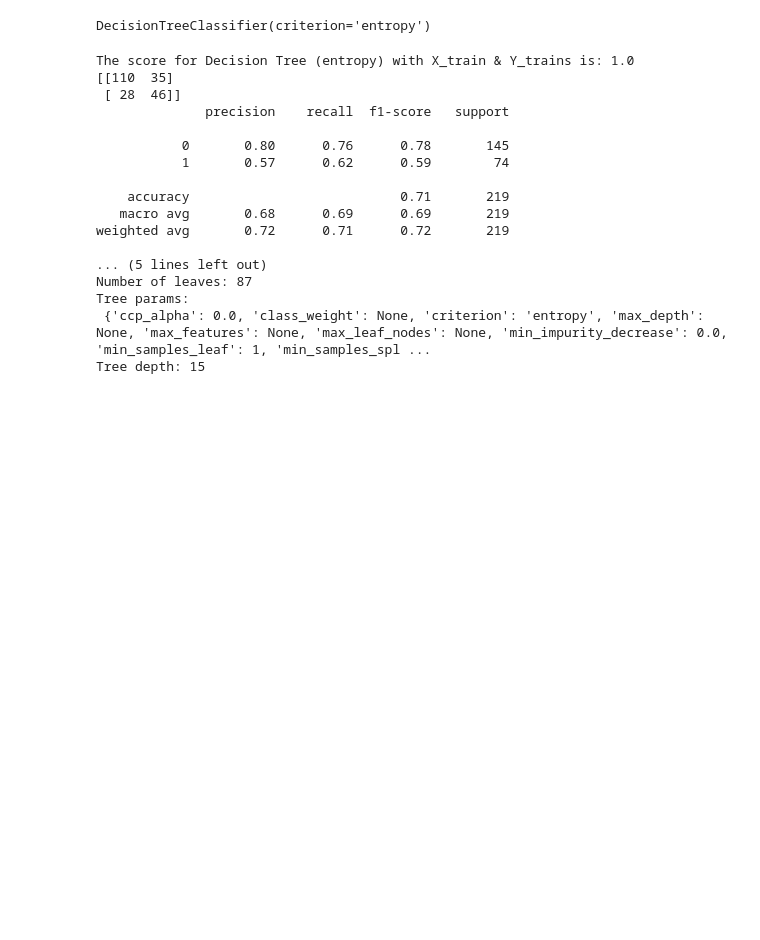
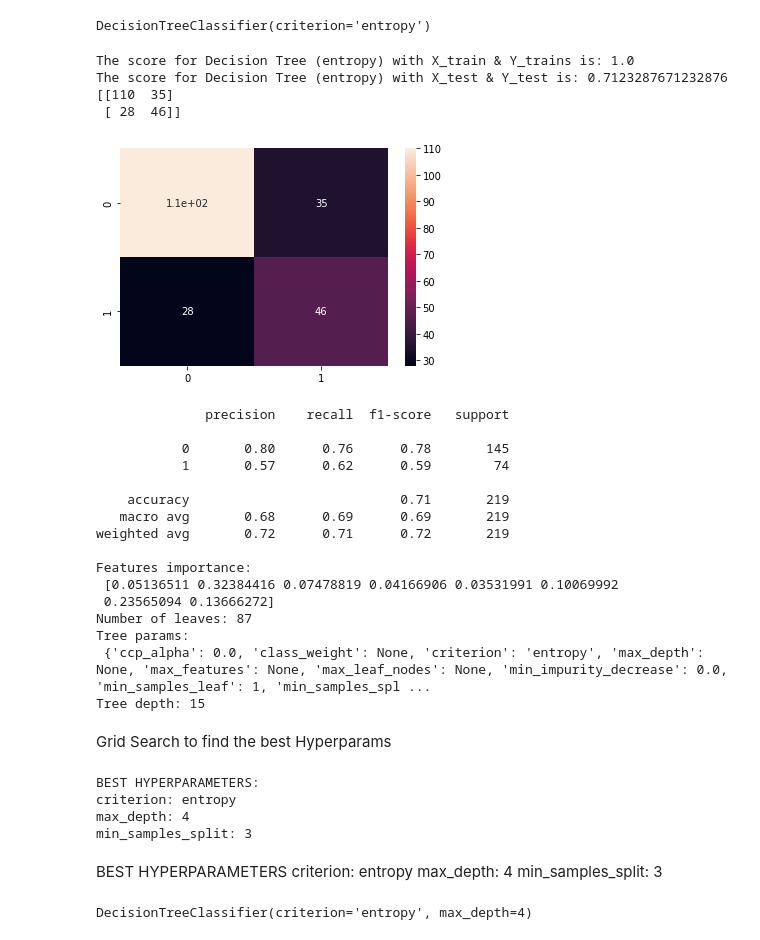
Before and after one commit to jgayosof/decision-tree-project-tutorial, a Jupyter notebook: src/explore.ipynb, the cells around one changed output. Drawn from its saved outputs; the diff is of its cells as text; code cells hidden in the pictures; blank space fills up the shorter version.

```diff
--- a/src/explore.ipynb
+++ b/src/explore.ipynb
@@ -597,46 +599,86 @@ model_dt_entropy.fit(X_train, Y_train)
 # %% [output]
 DecisionTreeClassifier(criterion='entropy')
 # %%
-# Score
+# Score for train data:
 score = model_dt_entropy.score(X_train, Y_train)
 print(f'The score for Decision Tree (entropy) with X_train & Y_trains is: {score}')
 
+# Score for the predictions:
+score = model_dt_entropy.score(X_test, Y_test)
+print(f'The score for Decision Tree (entropy) with X_test & Y_test is: {score}')
+
+# Accuracy:
+#acc_score = print(accuracy_score(Y_test, model_dt_entropy.predict(X_test)))
+#print(f'The accuracy for Decision Tree (entropy) with X_test is: {acc_score}')
+
 # Confusion Matrix:
-print(confusion_matrix(Y_test,model_dt_entropy.predict(X_test)))
+print(confusion_matrix(Y_test, model_dt_entropy.predict(X_test)))
+sns.heatmap(confusion_matrix(Y_test, model_dt_entropy.predict(X_test)), annot=True)
+plt.show()
 
 # Classification report:
 print(classification_report(Y_test, model_dt_entropy.predict(X_test)))
-
-# Accuracy:
-acc_score = print(accuracy_score(Y_test, model_dt_entropy.predict(X_test)))
-print(f'The accuracy for Decision Tree (entropy) with X_test is: {acc_score}')
 
 # Features importance:
 print(f'Features importance: \n {model_dt_entropy.feature_importances_}')
 
 # Number of leaves:
 print(f'Number of leaves: {model_dt_entropy.get_n_leaves()}')
 
 # Tree params:
 print(f'Tree params: \n {model_dt_entropy.get_params()}')
 
 # Tree depth:
 print(f'Tree depth: {model_dt_entropy.get_depth()}')
 # %% [output]
 The score for Decision Tree (entropy) with X_train & Y_trains is: 1.0
+The score for Decision Tree (entropy) with X_test & Y_test is: 0.7123287671232876
 [[110  35]
  [ 28  46]]
-              precision    recall  f1-score   support
-
-           0       0.80      0.76      0.78       145
-           1       0.57      0.62      0.59        74
-
-    accuracy                           0.71       219
-   macro avg       0.68      0.69      0.69       219
-weighted avg       0.72      0.71      0.72       219
-
-... (5 lines left out)
-Number of leaves: 87
-Tree params:
- {'ccp_alpha': 0.0, 'class_weight': None, 'criterion': 'entropy', 'max_depth': None, 'max_features': None, 'max_leaf_nodes': None, 'min_impurity_decrease': 0.0, 'min_samples_leaf': 1, 'min_samples_spl ...
-Tree depth: 15
+[figure, added]
+              precision    recall  f1-score   support
+
+           0       0.80      0.76      0.78       145
+           1       0.57      0.62      0.59        74
+
+    accuracy                           0.71       219
+   macro avg       0.68      0.69      0.69       219
+weighted avg       0.72      0.71      0.72       219
+
+Features importance:
+ [0.05136511 0.32384416 0.07478819 0.04166906 0.03531991 0.10069992
+ 0.23565094 0.13666272]
+Number of leaves: 87
+Tree params:
+ {'ccp_alpha': 0.0, 'class_weight': None, 'criterion': 'entropy', 'max_depth': None, 'max_features': None, 'max_leaf_nodes': None, 'min_impurity_decrease': 0.0, 'min_samples_leaf': 1, 'min_samples_spl ...
+Tree depth: 15
+# %% [markdown]
+Grid Search to find the best Hyperparams
+# %%
+# Grid Search
+dt_parms = {'criterion':['gini','entropy'],'max_depth':[4,5,6,7,8,9,10,11,12,15,20,30,40,50,70,90,120,150],'min_samples_split': [2, 3, 4, 5, 6, 7, 8, 9, 10]}
+clf = GridSearchCV(DecisionTreeClassifier(), dt_parms, cv=5)
+clf.fit(X_train, Y_train)
+#print(clf.best_params_)
+#print(clf.best_estimator_)
+estimator = clf.best_estimator_
+print(f'BEST HYPERPARAMETERS:')
+print(f'criterion: {estimator.criterion}')
+print(f'max_depth: {estimator.max_depth}')
+print(f'min_samples_split: {estimator.min_samples_split}')
+# %% [output]
+BEST HYPERPARAMETERS:
+criterion: entropy
+max_depth: 4
+min_samples_split: 3
+# %% [markdown]
+BEST HYPERPARAMETERS
+criterion: entropy
+max_depth: 4
+min_samples_split: 3
+# %%
+# Train with Best Hyperparams
+model_best_dt = DecisionTreeClassifier(criterion='entropy', max_depth=4, min_samples_split=2)
+model_best_dt.fit(X_train, Y_train)
+# %% [output]
+DecisionTreeClassifier(criterion='entropy', max_depth=4)
```
Also changed, not shown: parts of 8 cells of this notebook, 1 other file.
